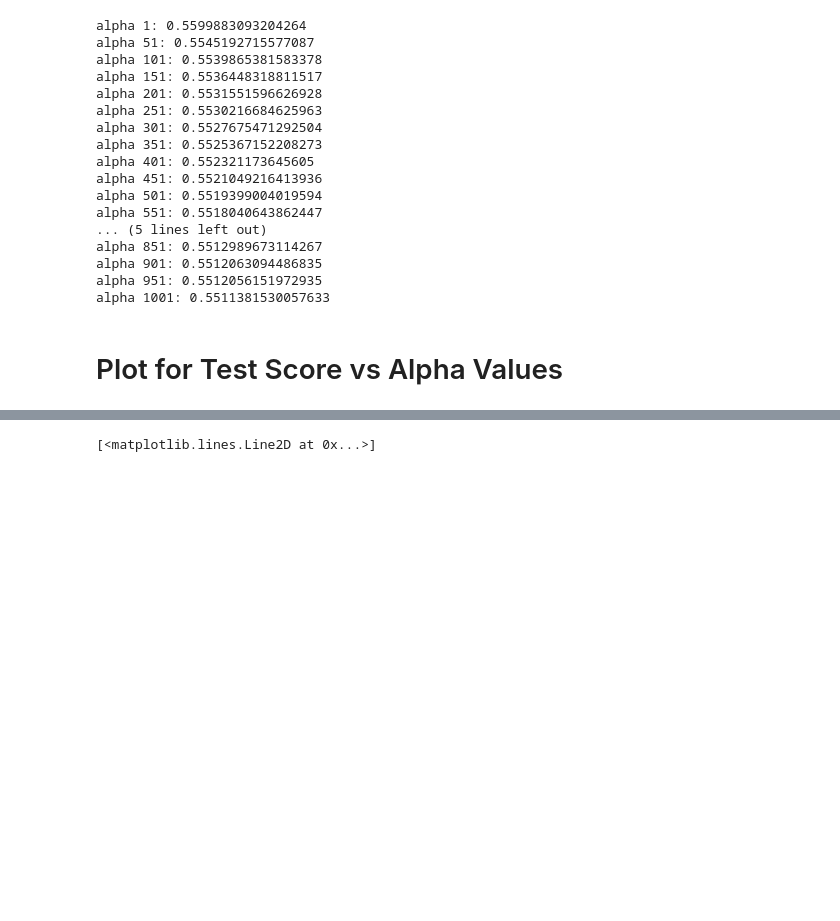
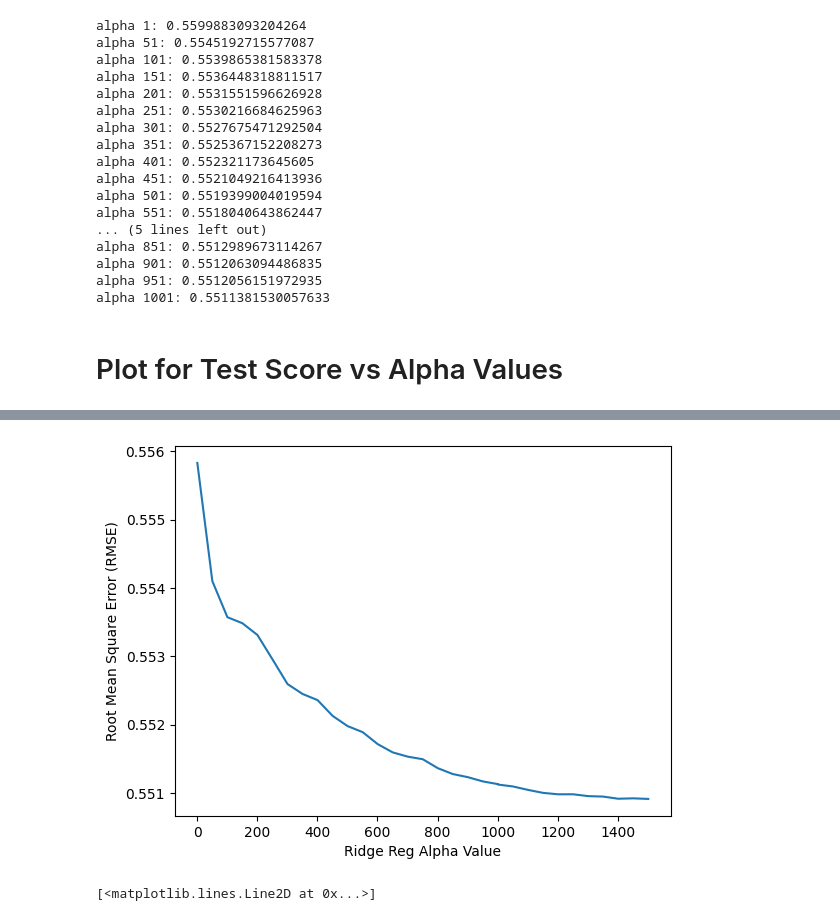
Before and after one commit to richanghmc/NLP_semi_eval_task7, a Jupyter notebook: humor_regression.ipynb, the cells around one changed output, grey strips where cells are left out. Drawn from its saved outputs; the diff is of its cells as text; code cells hidden in the pictures; blank space fills up the shorter version.

```diff
--- a/humor_regression.ipynb
+++ b/humor_regression.ipynb
@@ -369,3 +375,12 @@ plt.plot(x1,y1)
+# %%
+alpha_x = np.concatenate((x1, alpha_x1))
+alpha_y = np.concatenate((y1, alpha_y1))
+plt.xlabel("Ridge Reg Alpha Value")
+plt.ylabel("Root Mean Square Error (RMSE)")
+plt.plot(alpha_x,alpha_y)
+plt.savefig('alpha.pdf', format="pdf")
+# %% [output]
+[figure, added]
 # %%
 x1 = np.array(list(range(1, 11, 1)))
 y = []
```
Also changed, not shown: parts of 5 cells of this notebook, 3 other files.
